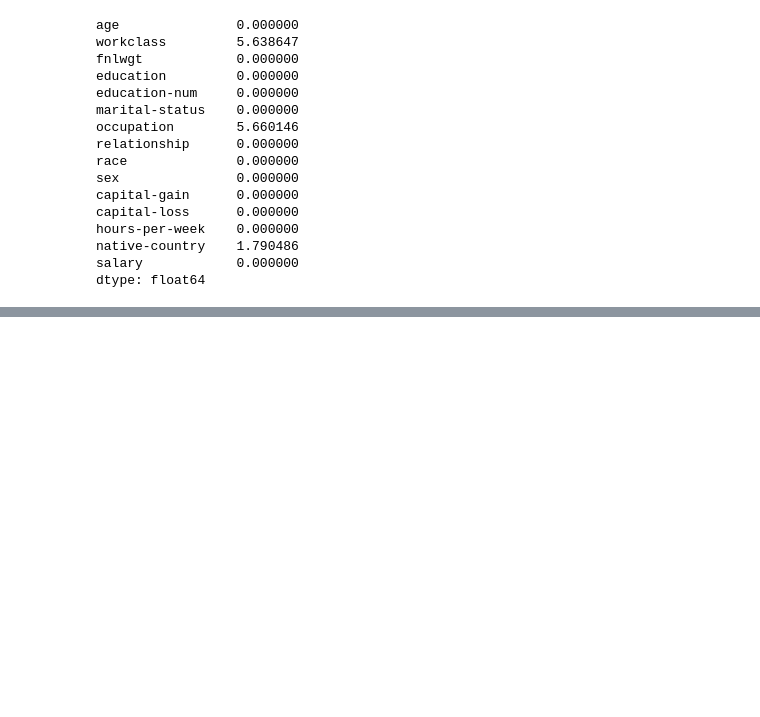
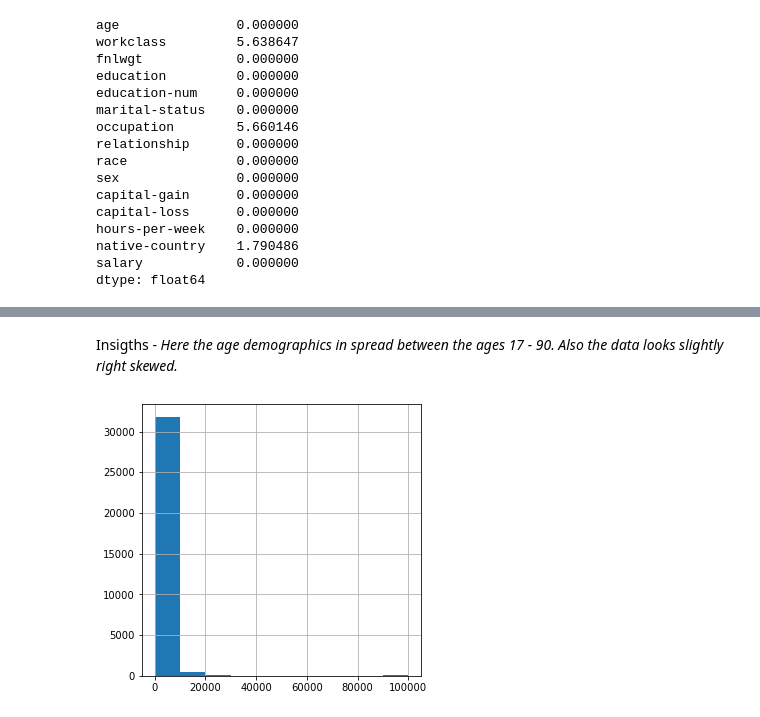
Before and after one commit to wiznikvibe/income_classifier, a Jupyter notebook: notebook/data_analysis.ipynb, the cells around one changed output, grey strips where cells are left out. Drawn from its saved outputs; the diff is of its cells as text; code cells hidden in the pictures; blank space fills up the shorter version.

```diff
--- a/notebook/data_analysis.ipynb
+++ b/notebook/data_analysis.ipynb
@@ -213,0 +234,7 @@ final_df = df_new.dropna()
+# %% [markdown]
+Insigths - _Here the age demographics in spread between the ages 17 - 90. Also the data looks slightly right skewed._
+# %%
+df['capital-gain'].hist(figsize=(5,5))
+plt.show()
+# %% [output]
+[figure, added]
```
Also changed, not shown: parts of 21 cells of this notebook, 1 other file.
